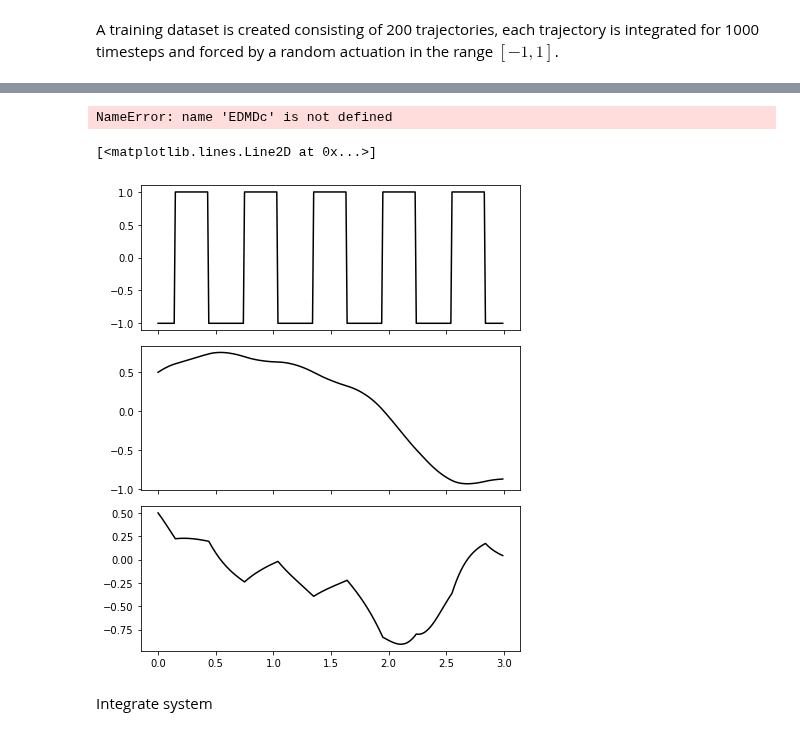
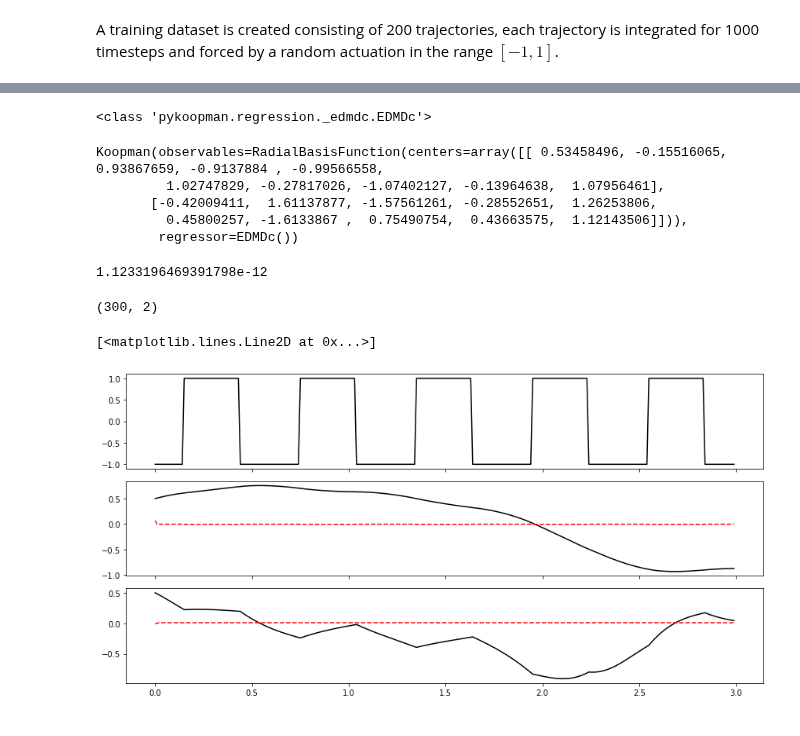
Before and after one commit to dynamicslab/pykoopman, a Jupyter notebook: examples/tutorial_koopman_edmdc.ipynb, the cells around one changed output, grey strips where cells are left out. Drawn from its saved outputs; the diff is of its cells as text; code cells hidden in the pictures.

Commit message:
feat: edmdc regression & prediction

```diff
--- a/examples/tutorial_koopman_edmdc.ipynb
+++ b/examples/tutorial_koopman_edmdc.ipynb
@@ -77,31 +77,53 @@ for traj_idx in range(n_traj):
-# %%
-model = pk.Koopman(regressor=EDMDc)
-model.fit(x=X, y=Y, u=U)
-# %% [output]
-NameError: name 'EDMDc' is not defined
+# %%
+import pykoopman as pk
+EDMDc = pk.regression.EDMDc()
+RBF = pk.observables.RadialBasisFunction(rbf_type='gauss', n_centers=10, centers=None, kernel_width=1.0, polyharmonic_coeff=1.0)
+
+print(type(EDMDc))
+model = pk.Koopman(observables=RBF, regressor=EDMDc)
+model.fit(X.T, U.T)
+# %% [output]
+<class 'pykoopman.regression._edmdc.EDMDc'>
+Koopman(observables=RadialBasisFunction(centers=array([[ 0.53458496, -0.15516065,  0.93867659, -0.9137884 , -0.99566558,
+         1.02747829, -0.27817026, -1.07402127, -0.13964638,  1.07956461],
+       [-0.42009411,  1.61137877, -1.57561261, -0.28552651,  1.26253806,
+         0.45800257, -1.6133867 ,  0.75490754,  0.43663575,  1.12143506]])),
+        regressor=EDMDc())
+# %%
+Xlift = RBF.transform(X.T)
+print(np.linalg.norm((model.measurement_matrix() @ Xlift.T)-X)) # check inverse / measurement matrix
+# %% [output]
+1.1233196469391798e-12
 # %%
-# n_int = 300  # Integration length
-# t = np.arange(0, n_int*dT, dT)
-# u = np.array([-square_wave(step+1) for step in range(n_int)])
-# # u = np.zeros((1, n_int)) #2*rnd.rand(1, n_int)-1
-# x = np.array([0.5, 0.5])
-# # x = np.array([[-0.1], [-0.5]])
-#
-# # Integrate
-# X = np.zeros((n_states, n_int))
-# X[:, 0] = x
-# for step in range(1, n_int, 1):
-#     y = rk4(0, X[:, step-1].reshape(n_states,1), u[np.newaxis, step-1], dT, vdp_osc)
-#     X[:, step] = y.reshape(n_states,)
-#
-# fig, axs = plt.subplots(3, 1, sharex=True, tight_layout=True, figsize=(6, 7))
-# #sharey=True, gridspec_kw={'width_ratios': [2, 1]}
-# axs[0].plot(t, u, '-k')
-# # axs[0, 1].hist(u, bins=20, orientation="horizontal")
-# axs[1].plot(t, X[0, :], '-k')
-# axs[2].plot(t, X[1, :], '-k')
+n_int = 300  # Integration length
+t = np.arange(0, n_int*dT, dT)
+u = np.array([-square_wave(step+1) for step in range(n_int)])
+# u = np.zeros((1, n_int)) #2*rnd.rand(1, n_int)-1
+x = np.array([0.5, 0.5])
+# x = np.array([[-0.1], [-0.5]])
+
+# Integrate nonlinear system
+Xtrue = np.zeros((n_states, n_int))
+Xtrue[:, 0] = x
+for step in range(1, n_int, 1):
+    y = rk4(0, Xtrue[:, step-1].reshape(n_states,1), u[np.newaxis, step-1], dT, vdp_osc)
+    Xtrue[:, step] = y.reshape(n_states,)
+
+# Predict with EDMDc model
+
+Xkoop = model.simulate(x[np.newaxis,:], u[:, np.newaxis], n_steps=n_int)
+
+print(Xkoop.shape)
+
+fig, axs = plt.subplots(3, 1, sharex=True, tight_layout=True, figsize=(12, 6))
+#sharey=True, gridspec_kw={'width_ratios': [2, 1]}
+axs[0].plot(t, u, '-k')
+# axs[0, 1].hist(u, bins=20, orientation="horizontal")
+axs[1].plot(t, Xtrue[0, :], '-k')
+axs[1].plot(t, Xkoop[:, 0], '--r')
+axs[2].plot(t, Xtrue[1, :], '-k')
+axs[2].plot(t, Xkoop[:, 1], '--r')
 # %% [output]
-[<matplotlib.lines.Line2D at 0x...>]
+(300, 2)
+[<matplotlib.lines.Line2D at 0x...>]
-[figure, old version]
+[figure, new version]
-# %% [markdown]
-Integrate system
```
Also changed, not shown: parts of 3 cells of this notebook, 3 other files.
